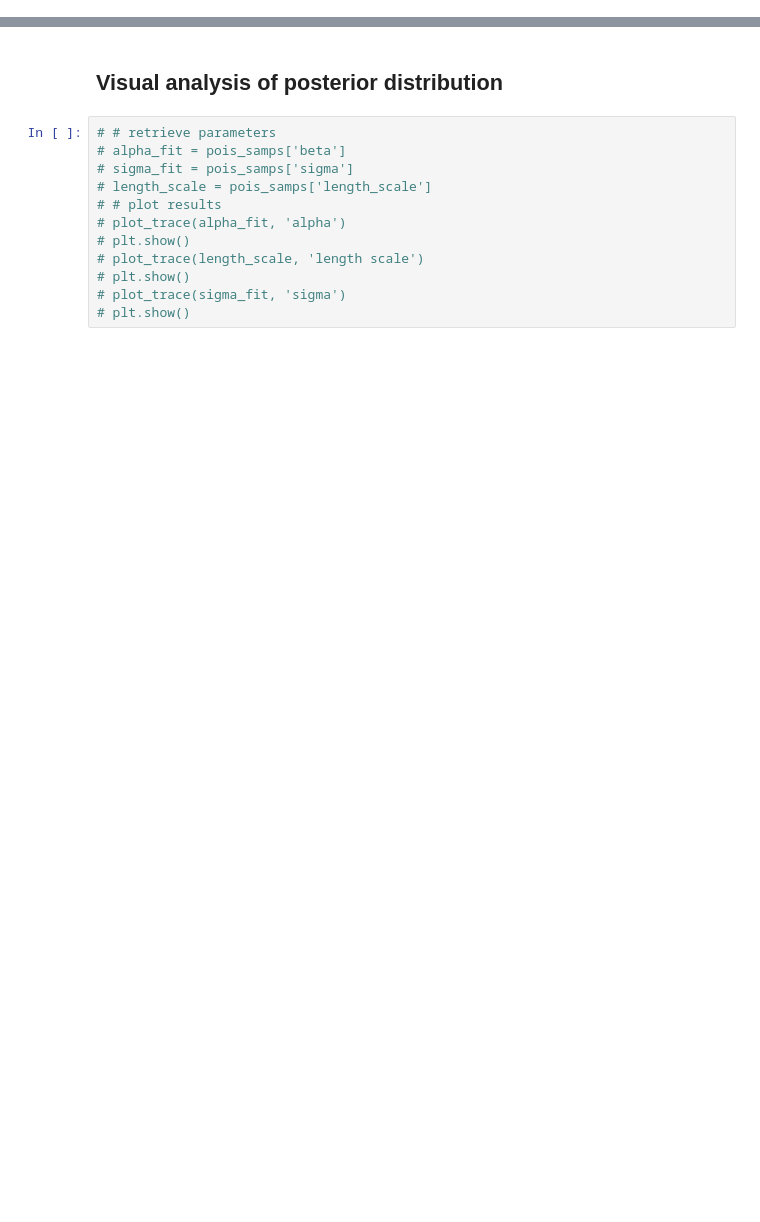
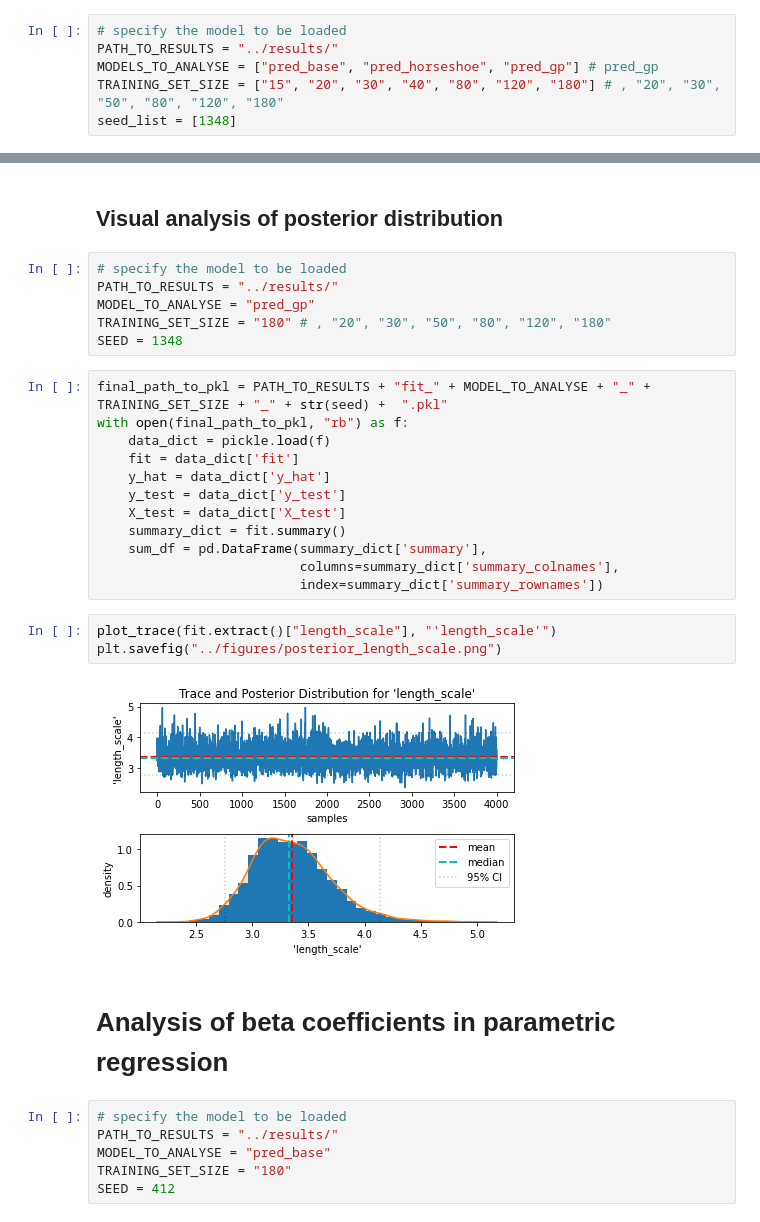
Before and after one commit to LTluttmann/ProbMod, a Jupyter notebook: Python/nb_analysis_of_results.ipynb, the cells around one changed output, grey strips where cells are left out. Drawn from its saved outputs; the diff is of its cells as text; blank space fills up the shorter version.

Commit message:
finalizing changes

```diff
--- a/Python/nb_analysis_of_results.ipynb
+++ b/Python/nb_analysis_of_results.ipynb
@@ -12,3 +15,9 @@ TRAINING_SET_SIZE = "20"
+# %%
+# specify the model to be loaded
+PATH_TO_RESULTS = "../results/"
+MODELS_TO_ANALYSE = ["pred_base", "pred_horseshoe", "pred_gp"] # pred_gp
+TRAINING_SET_SIZE = ["15", "20", "30", "40", "80", "120", "180"] # , "20", "30", "50", "80", "120", "180"
+seed_list = [1348]
 # %% [markdown]
 ## Make prediction data frame
 # %%
@@ -39,14 +170,33 @@ MAPE:  0.9992698237820821
 # %% [markdown]
 ## Visual analysis of posterior distribution
-# %%
-# # retrieve parameters
-# alpha_fit = pois_samps['beta']
-# sigma_fit = pois_samps['sigma']
-# length_scale = pois_samps['length_scale']
-# # plot results
-# plot_trace(alpha_fit, 'alpha')
-# plt.show()
-# plot_trace(length_scale, 'length scale')
-# plt.show()
-# plot_trace(sigma_fit, 'sigma')
-# plt.show()
+# %%
+# specify the model to be loaded
+PATH_TO_RESULTS = "../results/"
+MODEL_TO_ANALYSE = "pred_gp"
+TRAINING_SET_SIZE = "180" # , "20", "30", "50", "80", "120", "180"
+SEED = 1348
+# %%
+final_path_to_pkl = PATH_TO_RESULTS + "fit_" + MODEL_TO_ANALYSE + "_" + TRAINING_SET_SIZE + "_" + str(seed) +  ".pkl"
+with open(final_path_to_pkl, "rb") as f:
+    data_dict = pickle.load(f)
+    fit = data_dict['fit']
+    y_hat = data_dict['y_hat']
+    y_test = data_dict['y_test']
+    X_test = data_dict['X_test']
+    summary_dict = fit.summary()
+    sum_df = pd.DataFrame(summary_dict['summary'],
+                          columns=summary_dict['summary_colnames'],
+                          index=summary_dict['summary_rownames'])
+# %%
+plot_trace(fit.extract()["length_scale"], "'length_scale'")
+plt.savefig("../figures/posterior_length_scale.png")
+# %% [output]
+[figure, added]
+# %% [markdown]
+# Analysis of beta coefficients in parametric regression
+# %%
+# specify the model to be loaded
+PATH_TO_RESULTS = "../results/"
+MODEL_TO_ANALYSE = "pred_base"
+TRAINING_SET_SIZE = "180"
+SEED = 412
```
Also changed, not shown: parts of 35 cells of this notebook, 8 other files.
